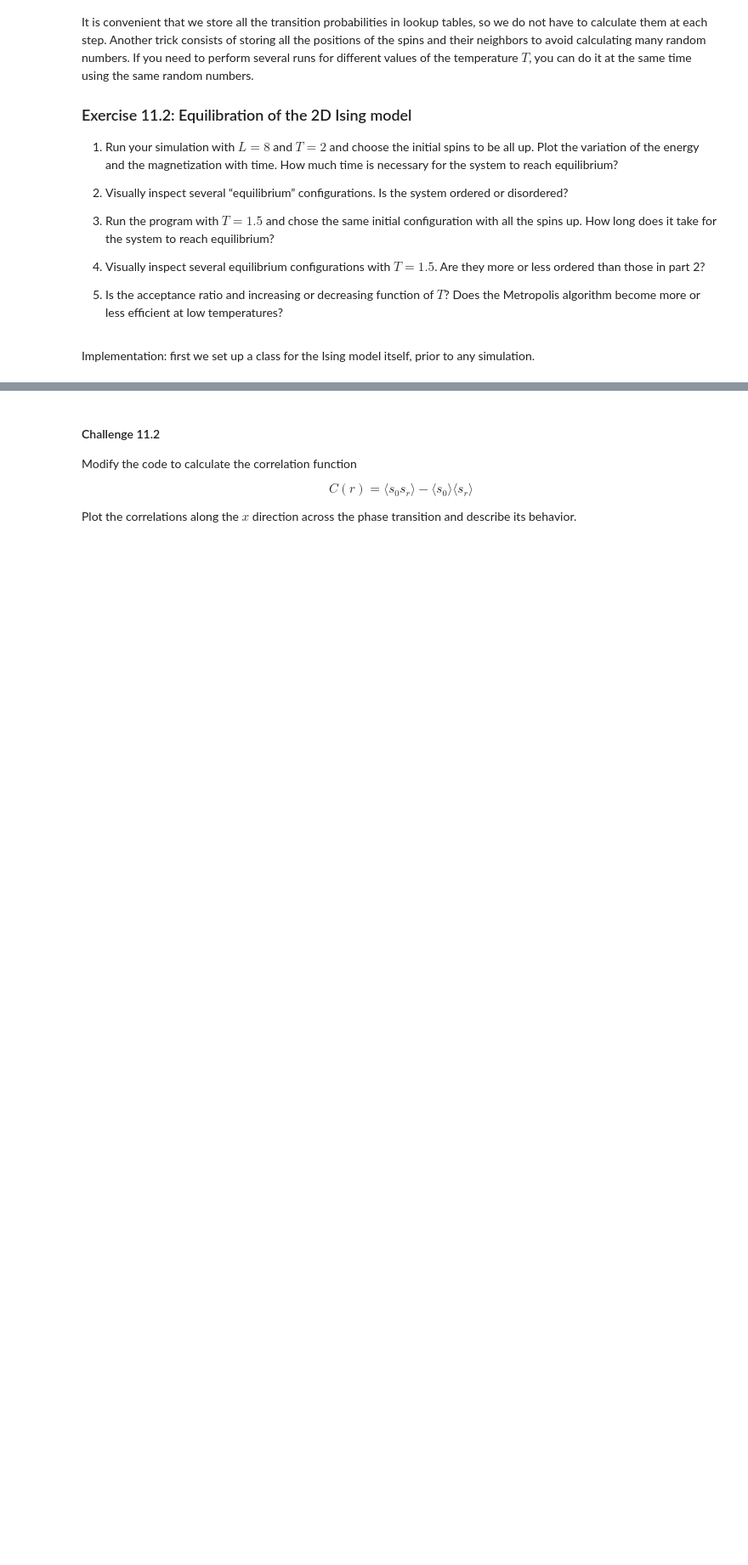
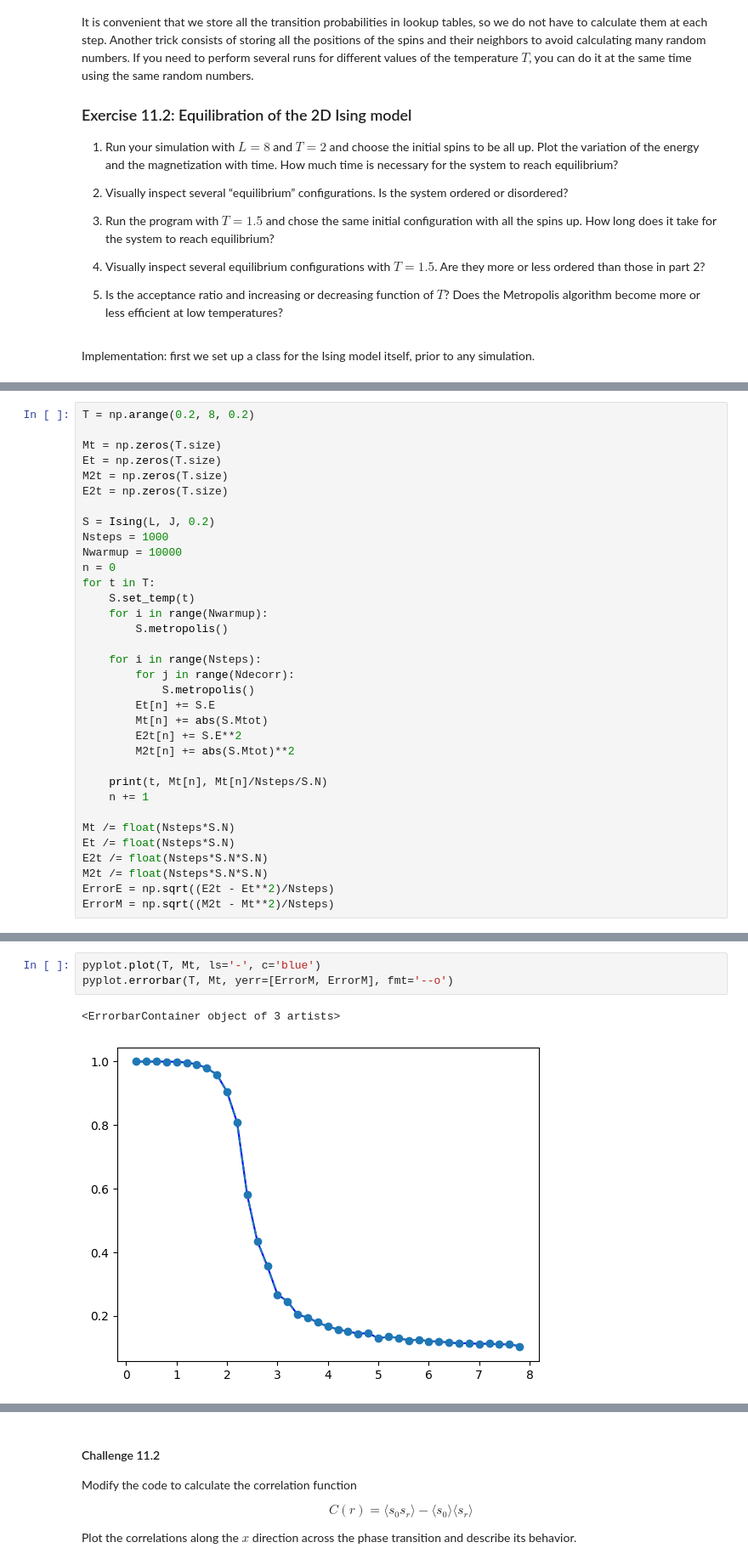
Before and after one commit to jimhalverson/COMP2023, a Jupyter notebook: notebooks/Computational Physics/11_Lecture__Ising2D.ipynb, the cells around one changed output, grey strips where cells are left out. Shown at 85% size. Saved outputs shown, nothing was run; the diff lists cells and outputs as text; blank space fills up the shorter version.

```diff
--- a/notebooks/Computational Physics/11_Lecture__Ising2D.ipynb
+++ b/notebooks/Computational Physics/11_Lecture__Ising2D.ipynb
@@ -157,0 +312,34 @@ Implementation: first we set up a class for the Ising model itself, prior to any
+# %%
+T = np.arange(0.2, 8, 0.2)
+
+Mt = np.zeros(T.size)
+Et = np.zeros(T.size)
+M2t = np.zeros(T.size)
+E2t = np.zeros(T.size)
+
+S = Ising(L, J, 0.2)
+Nsteps = 1000
+Nwarmup = 10000
+n = 0
+for t in T:
+    S.set_temp(t)
+    for i in range(Nwarmup):
+        S.metropolis()
+
+    for i in range(Nsteps):
+        for j in range(Ndecorr):
+            S.metropolis()
+        Et[n] += S.E
+        Mt[n] += abs(S.Mtot)
+        E2t[n] += S.E**2
+        M2t[n] += abs(S.Mtot)**2
+
+    print(t, Mt[n], Mt[n]/Nsteps/S.N)
+    n += 1
+
+Mt /= float(Nsteps*S.N)
+Et /= float(Nsteps*S.N)
+E2t /= float(Nsteps*S.N*S.N)
+M2t /= float(Nsteps*S.N*S.N)
+ErrorE = np.sqrt((E2t - Et**2)/Nsteps)
+ErrorM = np.sqrt((M2t - Mt**2)/Nsteps)
@@ -157,0 +364,6 @@ Implementation: first we set up a class for the Ising model itself, prior to any
+# %%
+pyplot.plot(T, Mt, ls='-', c='blue')
+pyplot.errorbar(T, Mt, yerr=[ErrorM, ErrorM], fmt='--o')
+# %% [output]
+<ErrorbarContainer object of 3 artists>
+[figure, added]
```
Also changed, not shown: parts of 6 cells of this notebook, 1 other file.
